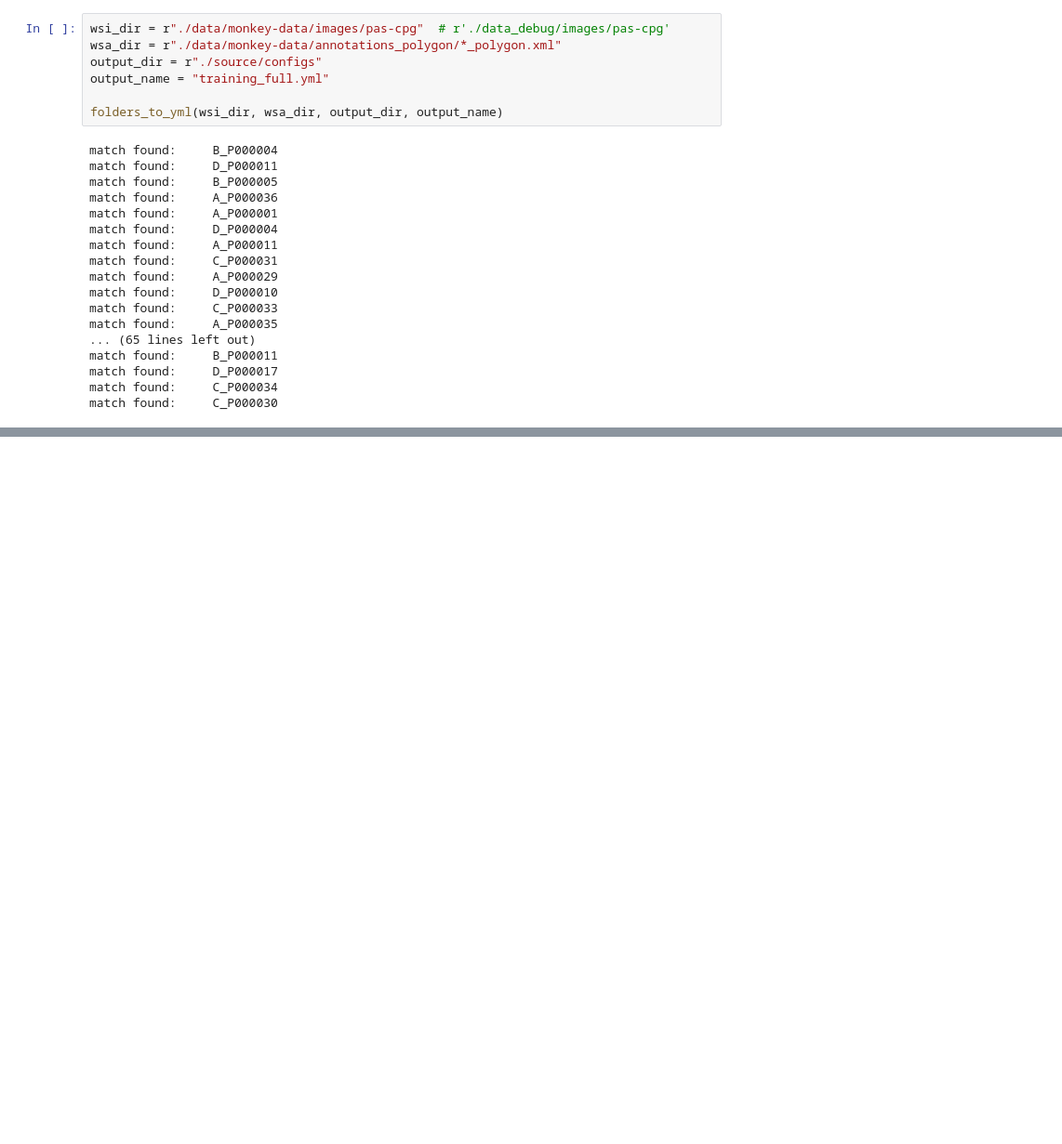
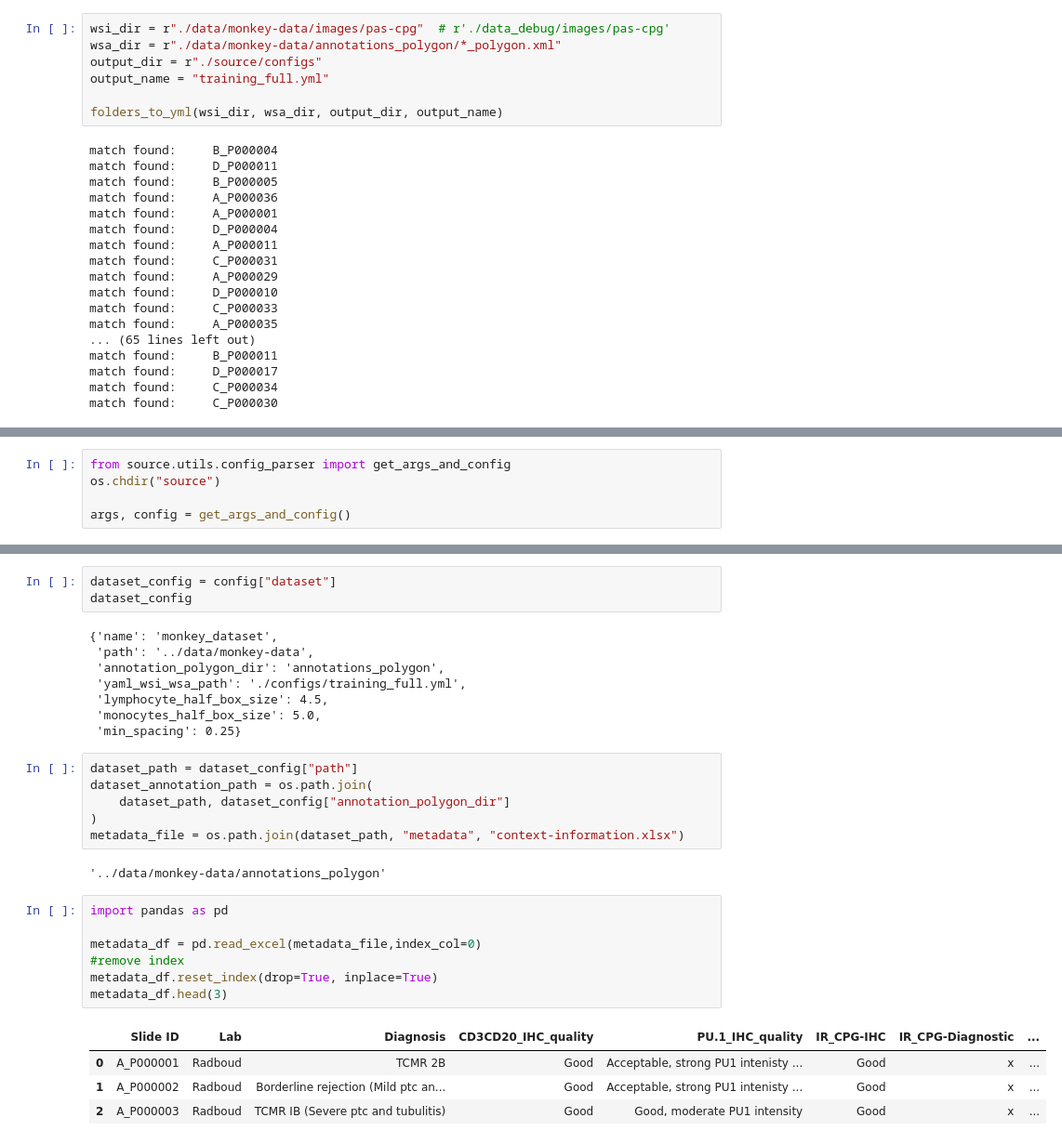
Before and after one commit to AImageLab-zip/MONKEY_challenge_ziplab, a Jupyter notebook: source/notebooks/1_data_prep.ipynb, the cells around one changed output, grey strips where cells are left out. Shown at 93% size. Saved outputs shown, nothing was run; the diff lists cells and outputs as text; blank space fills up the shorter version.

Commit message:
creating data ingestion pipeline to add wsi metadata along splits and paths to wsi and wsa ...

```diff
--- a/source/notebooks/1_data_prep.ipynb
+++ b/source/notebooks/1_data_prep.ipynb
@@ -215,0 +153,5 @@ user_config["wholeslidedata"]["default"]["yaml_source"] =
+# %%
+from source.utils.config_parser import get_args_and_config
+os.chdir("source")
+
+args, config = get_args_and_config()
@@ -215,0 +176,31 @@ user_config["wholeslidedata"]["default"]["yaml_source"] =
+# %%
+dataset_config = config["dataset"]
+dataset_config
+# %% [output]
+{'name': 'monkey_dataset',
+ 'path': '../data/monkey-data',
+ 'annotation_polygon_dir': 'annotations_polygon',
+ 'yaml_wsi_wsa_path': './configs/training_full.yml',
+ 'lymphocyte_half_box_size': 4.5,
+ 'monocytes_half_box_size': 5.0,
+ 'min_spacing': 0.25}
+# %%
+dataset_path = dataset_config["path"]
+dataset_annotation_path = os.path.join(
+    dataset_path, dataset_config["annotation_polygon_dir"]
+)
+metadata_file = os.path.join(dataset_path, "metadata", "context-information.xlsx")
+# %% [output]
+'../data/monkey-data/annotations_polygon'
+# %%
+import pandas as pd
+
+metadata_df = pd.read_excel(metadata_file,index_col=0)
+#remove index
+metadata_df.reset_index(drop=True, inplace=True)
+metadata_df.head(3)
+# %% [output]
+|  | Slide ID | Lab | Diagnosis | CD3CD20_IHC_quality | PU.1_IHC_quality | IR_CPG-IHC | IR_CPG-Diagnostic | ... |
+| 0 | A_P000001 | Radboud | TCMR 2B | Good | Acceptable, strong PU1 intenisty ... | Good | x | ... |
+| 1 | A_P000002 | Radboud | Borderline rejection (Mild ptc an... | Good | Acceptable, strong PU1 intenisty ... | Good | x | ... |
+| 2 | A_P000003 | Radboud | TCMR IB (Severe ptc and tubulitis) | Good | Good, moderate PU1 intensity | Good | x | ... |
```
Also changed, not shown: parts of 9 cells of this notebook, 2 other files.
